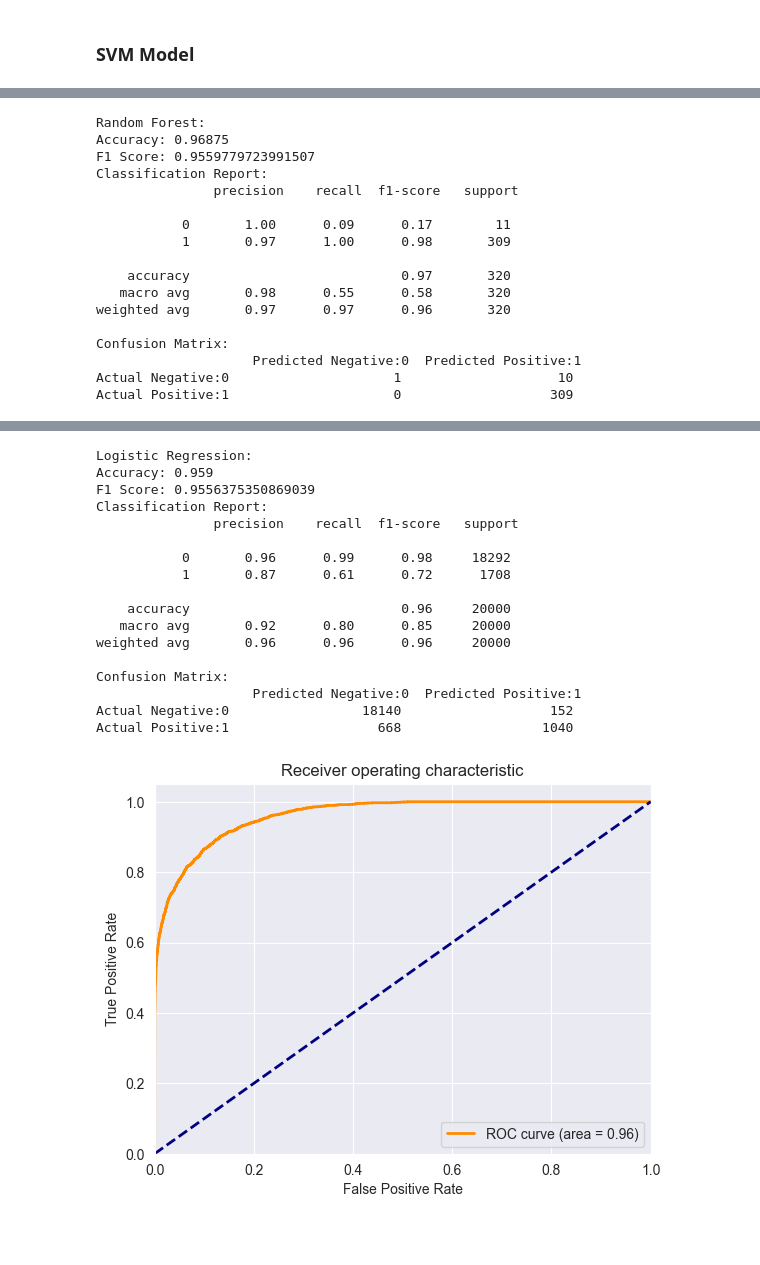
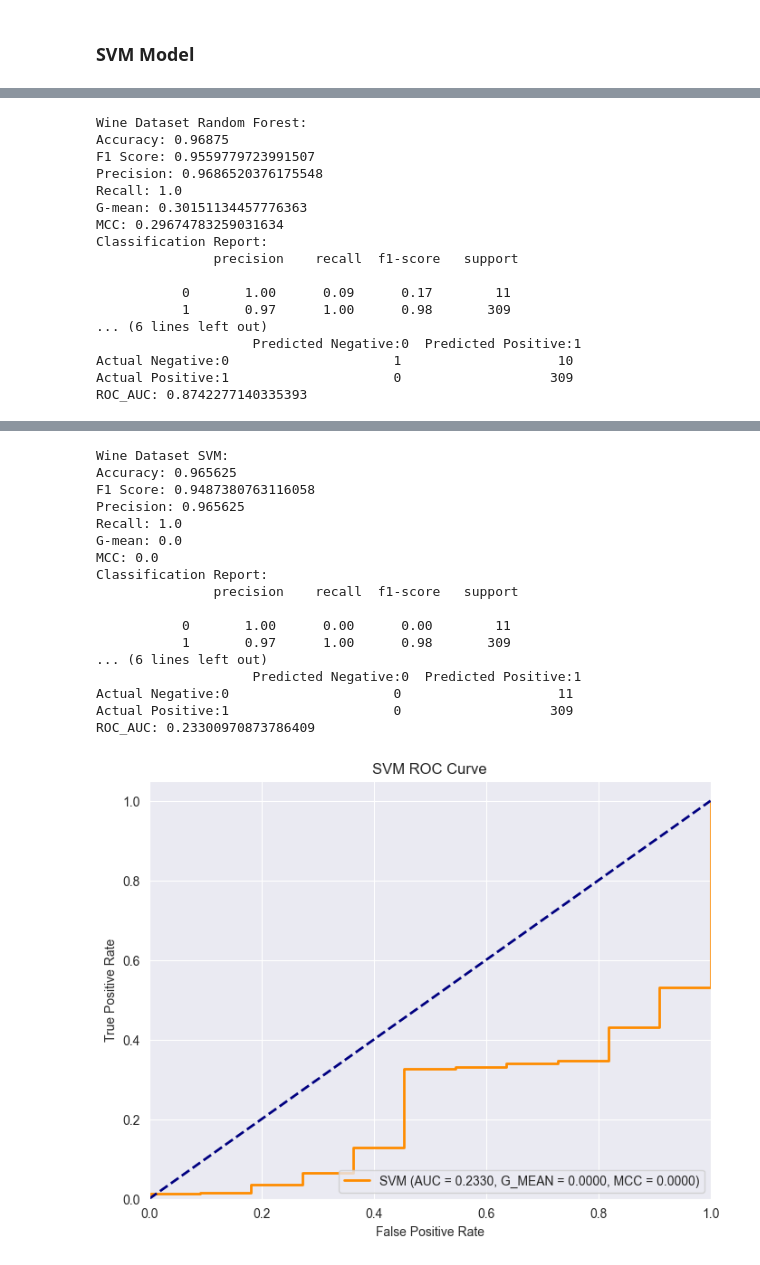
Before and after one commit to moonionn/sampling-method-project, a Jupyter notebook: training/origin-train.ipynb, the cells around one changed output, grey strips where cells are left out. Cells and saved outputs as stored; diff of their text form; code cells hidden in the pictures; blank space fills up the shorter version.

```diff
--- a/training/origin-train.ipynb
+++ b/training/origin-train.ipynb
@@ -174,21 +181,34 @@ def train_evaluate_rf(X_train, X_test, y_train, y_test):
 ### SVM Model
 # %%
 from sklearn.svm import SVC
-from sklearn.metrics import classification_report, confusion_matrix, accuracy_score, f1_score, roc_curve, auc
-import matplotlib.pyplot as plt
+
 import seaborn as sns
 import numpy as np
 
-def train_evaluate_svm(X_train, X_test, y_train, y_test):
+def train_evaluate_svm(X_train, X_test, y_train, y_test, model_name = 'SVM'):
     # 初始化SVM模型
     svm_model = SVC(kernel='linear', probability=True, random_state=42)
     svm_model.fit(X_train, y_train)  # 训练模型
     predictions = svm_model.predict(X_test)  # 进行预测
+    recall = recall_score(y_test, predictions, zero_division=1)
+    cm = confusion_matrix(y_test, predictions)
+
+    # 計算G-mean
+    tn, fp, fn, tp = cm.ravel()
+    specificity = tn / (tn + fp)
+    g_mean = np.sqrt(recall * specificity)
+
+    # 計算評估指標
+    mcc = matthews_corrcoef(y_test, predictions)
 
     # 打印性能指标
-    print("SVM Model:")
+    print(f"{model_name}:")
     print("Accuracy:", accuracy_score(y_test, predictions))
     print("F1 Score:", f1_score(y_test, predictions, average='weighted'))
+    print("Precision:", precision_score(y_test, predictions, zero_division=1))
+    print("Recall:", recall)
+    print("G-mean:", g_mean)
+    print("MCC:", mcc)
     print("Classification Report:\n", classification_report(y_test, predictions, zero_division=1))
     print("Confusion Matrix:\n", display_confusion_matrix(y_test, predictions))
 
@@ -197,16 +217,19 @@ def train_evaluate_svm(X_train, X_test, y_train, y_test):
     fpr, tpr, thresholds = roc_curve(y_test, probs)
     roc_auc = auc(fpr, tpr)
 
+    print("ROC_AUC:", roc_auc)
     plt.figure(figsize=(8, 6))
-    plt.plot(fpr, tpr, color='darkorange', lw=2, label=f'ROC curve (area = {roc_auc:.2f})')
+    plt.plot(fpr, tpr, color='darkorange',
+             lw=2, label=f'SVM (AUC = {roc_auc:.4f}, G_MEAN = {g_mean:.4f}, MCC = {mcc:.4f})')
     plt.plot([0, 1], [0, 1], color='navy', lw=2, linestyle='--')
     plt.xlim([0.0, 1.0])
     plt.ylim([0.0, 1.05])
     plt.xlabel('False Positive Rate')
     plt.ylabel('True Positive Rate')
-    plt.title('Receiver operating characteristic example')
+    plt.title('SVM ROC Curve')
     plt.legend(loc="lower right")
     plt.show()
+
 
 # 使用例子
 # 假设X_train, X_test, y_train, y_test已经被定义和准备好了
@@ -214,8 +239,6 @@ def train_evaluate_svm(X_train, X_test, y_train, y_test):
 # %%
-lr_wine_result = train_evaluate_lr(X_train_scaled_wine, X_test_scaled_wine, y_train_wine, y_test_wine)
-rf_wine_result = train_evaluate_rf(X_train_scaled_wine, X_test_scaled_wine, y_train_wine, y_test_wine)
-lr_diabetes_result = train_evaluate_lr(X_train_scaled_diabetes, X_test_scaled_diabetes, y_train_diabetes, y_test_diabetes)
-rf_diabetes_result = train_evaluate_rf(X_train_scaled_diabetes, X_test_scaled_diabetes, y_train_diabetes, y_test_diabetes)
-svm_wine_result = train_evaluate_svm(X_train_scaled_diabetes, X_test_scaled_diabetes, y_train_diabetes, y_test_diabetes)
-svm_diabetes_result = train_evaluate_svm(X_train_scaled_diabetes, X_test_scaled_diabetes, y_train_diabetes, y_test_diabetes)
+# Wine Quality
+lr_wine_result = train_evaluate_lr(X_train_scaled_wine, X_test_scaled_wine, y_train_wine, y_test_wine, model_name='Wine Dataset Logistic Regression')
+rf_wine_result = train_evaluate_rf(X_train_scaled_wine, X_test_scaled_wine, y_train_wine, y_test_wine, model_name='Wine Dataset Random Forest')
+svm_wine_result = train_evaluate_svm(X_train_scaled_wine, X_test_scaled_wine, y_train_wine, y_test_wine, model_name='Wine Dataset SVM')
 # %% [output]
@@ -240,17 +263,17 @@ Actual Positive:1                     0                   309
-Random Forest:
+Wine Dataset Random Forest:
 Accuracy: 0.96875
 F1 Score: 0.9559779723991507
+Precision: 0.9686520376175548
+Recall: 1.0
+G-mean: 0.30151134457776363
+MCC: 0.29674783259031634
 Classification Report:
                precision    recall  f1-score   support
 
            0       1.00      0.09      0.17        11
            1       0.97      1.00      0.98       309
-
-    accuracy                           0.97       320
-   macro avg       0.98      0.55      0.58       320
-weighted avg       0.97      0.97      0.96       320
-
-Confusion Matrix:
+... (6 lines left out)
                     Predicted Negative:0  Predicted Positive:1
 Actual Negative:0                     1                    10
 Actual Positive:1                     0                   309
+ROC_AUC: 0.8742277140335393
@@ -258,18 +281,18 @@ Actual Positive:1                     0                   309
-Logistic Regression:
-Accuracy: 0.959
-F1 Score: 0.9556375350869039
+Wine Dataset SVM:
+Accuracy: 0.965625
+F1 Score: 0.9487380763116058
+Precision: 0.965625
+Recall: 1.0
+G-mean: 0.0
+MCC: 0.0
 Classification Report:
                precision    recall  f1-score   support
 
-           0       0.96      0.99      0.98     18292
-           1       0.87      0.61      0.72      1708
-
-    accuracy                           0.96     20000
-   macro avg       0.92      0.80      0.85     20000
-weighted avg       0.96      0.96      0.96     20000
-
-Confusion Matrix:
+           0       1.00      0.00      0.00        11
+           1       0.97      1.00      0.98       309
+... (6 lines left out)
                     Predicted Negative:0  Predicted Positive:1
-Actual Negative:0                 18140                   152
-Actual Positive:1                   668                  1040
+Actual Negative:0                     0                    11
+Actual Positive:1                     0                   309
+ROC_AUC: 0.23300970873786409
-[figure, old version]
+[figure, new version]
```
Also changed, not shown: parts of 10 cells of this notebook, 4 other files.
